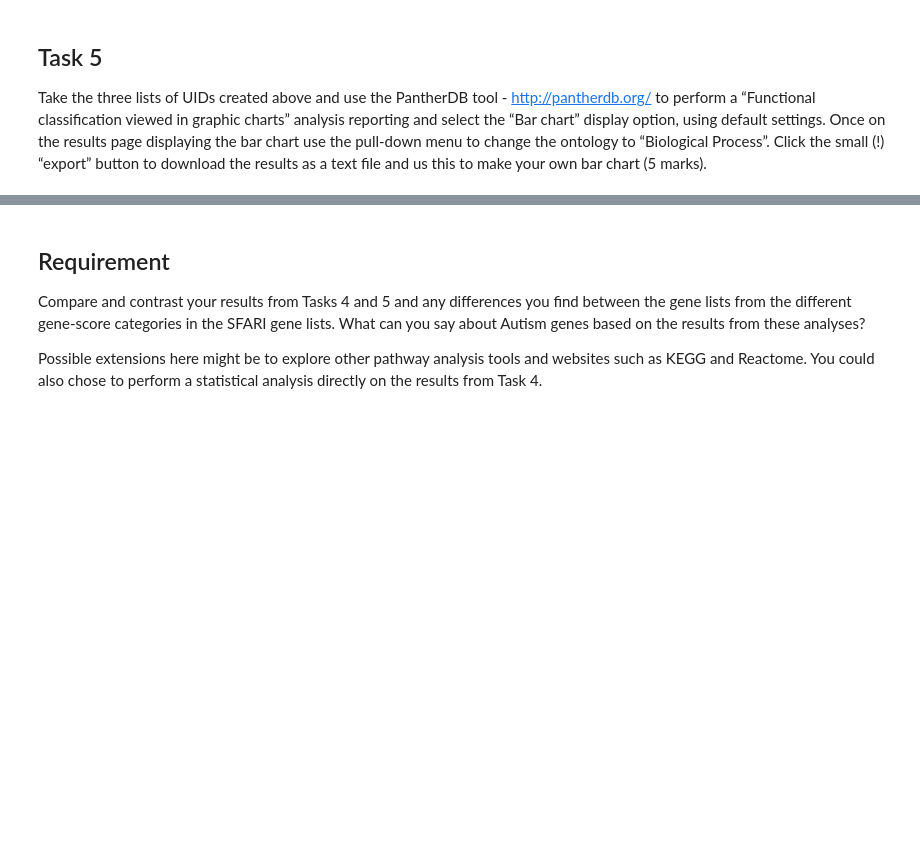
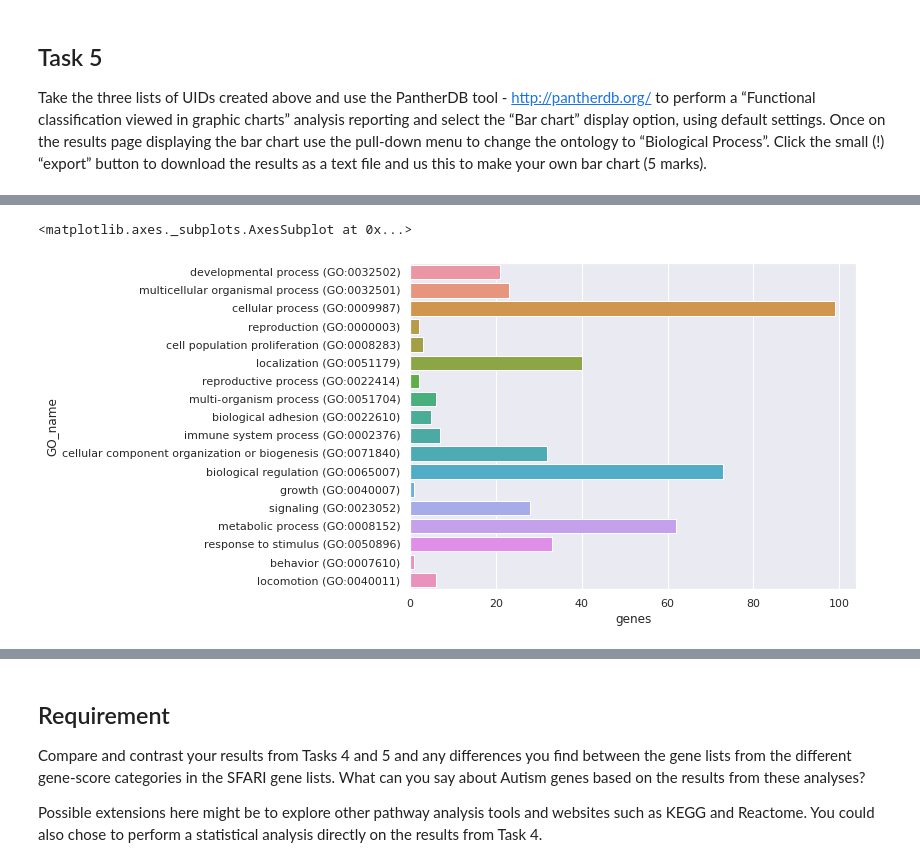
Before and after one commit to Mushi0/Bioinformatic-2, a Jupyter notebook: Part 2.ipynb, the cells around one changed output, grey strips where cells are left out. Cells and saved outputs as stored; diff of their text form; code cells hidden in the pictures; blank space fills up the shorter version.

```diff
--- a/Part 2.ipynb
+++ b/Part 2.ipynb
@@ -192,3 +194,14 @@ UID_list_2.to_csv('UID_list_2.csv')
 
 UID_list_2 = pd.DataFrame(UID_list.get_group(3), columns = ['GeneID'])
 UID_list_2.to_csv('UID_list_3.csv')
+# %%
+data_1 = pd.DataFrame(pd.read_csv('BarChart1.txt', sep = "\t", header = None), columns = [1, 2, 3, 4])
+data_1 = data_1.rename(columns = {1: 'GO_name', 2: 'genes', 3: 'hit_against_total_genes', 4: 'hit_against_total_Process_hits'})
+
+data_2 = pd.DataFrame(pd.read_csv('BarChart2.txt', sep = "\t", header = None), columns = [1, 2, 3, 4])
+data_2 = data_2.rename(columns = {1: 'GO_name', 2: 'genes', 3: 'hit_against_total_genes', 4: 'hit_against_total_Process_hits'})
+
+data_3 = pd.DataFrame(pd.read_csv('BarChart3.txt', sep = "\t", header = None), columns = [1, 2, 3, 4])
+data_3 = data_3.rename(columns = {1: 'GO_name', 2: 'genes', 3: 'hit_against_total_genes', 4: 'hit_against_total_Process_hits'})
+
+data_1.head()
@@ -194,0 +215,7 @@ UID_list_2.to_csv('UID_list_3.csv')
+# %%
+# plot the same image as the pantherDB
+sns.set(rc={'figure.figsize':(8, 6)})
+sns.barplot(data = data_1, x = 'genes', y = 'GO_name', orient = 'h')
+# %% [output]
+<matplotlib.axes._subplots.AxesSubplot at 0x...>
+[figure, added]
```
Also changed, not shown: parts of 12 cells of this notebook, 6 other files.
